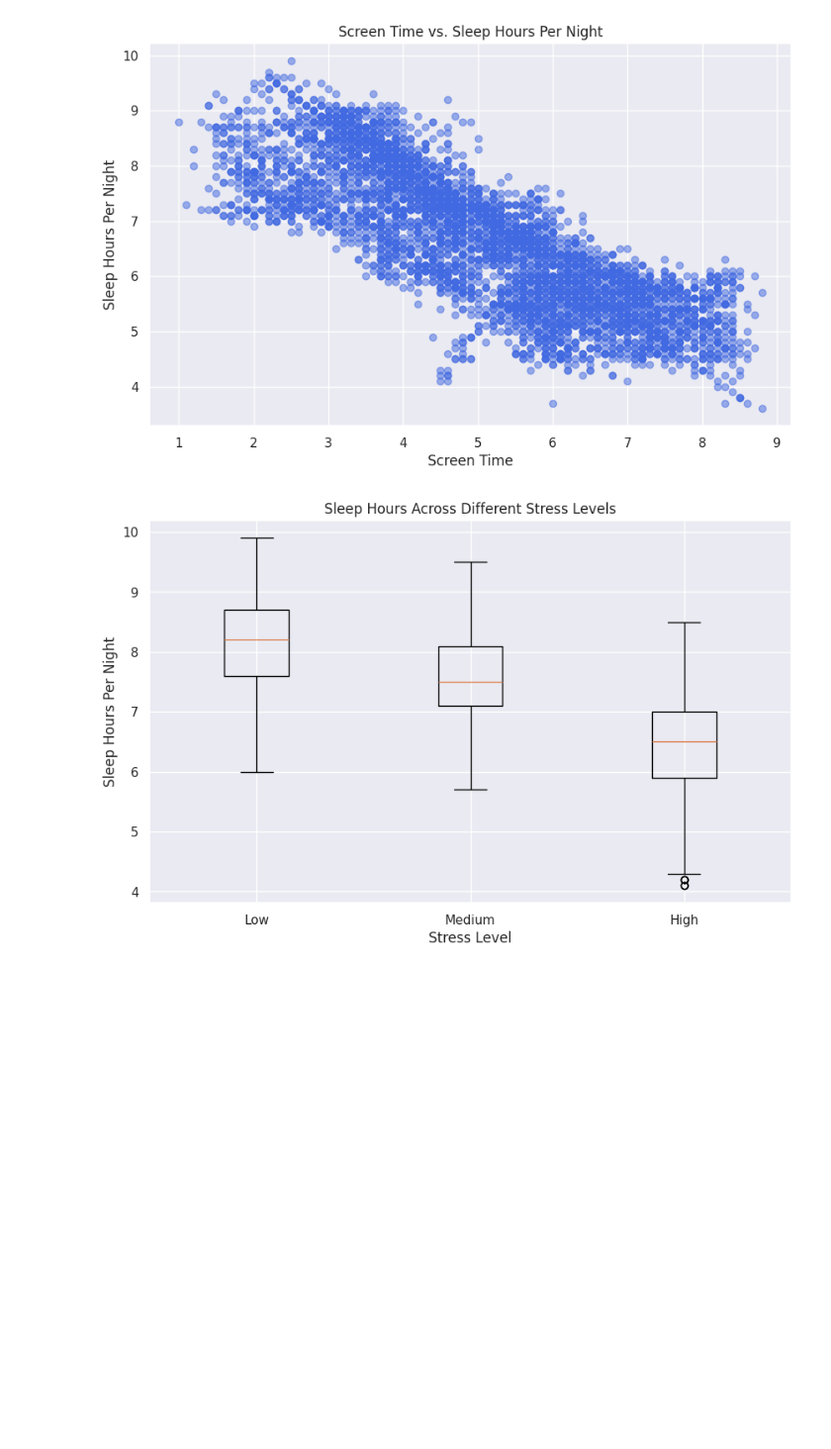
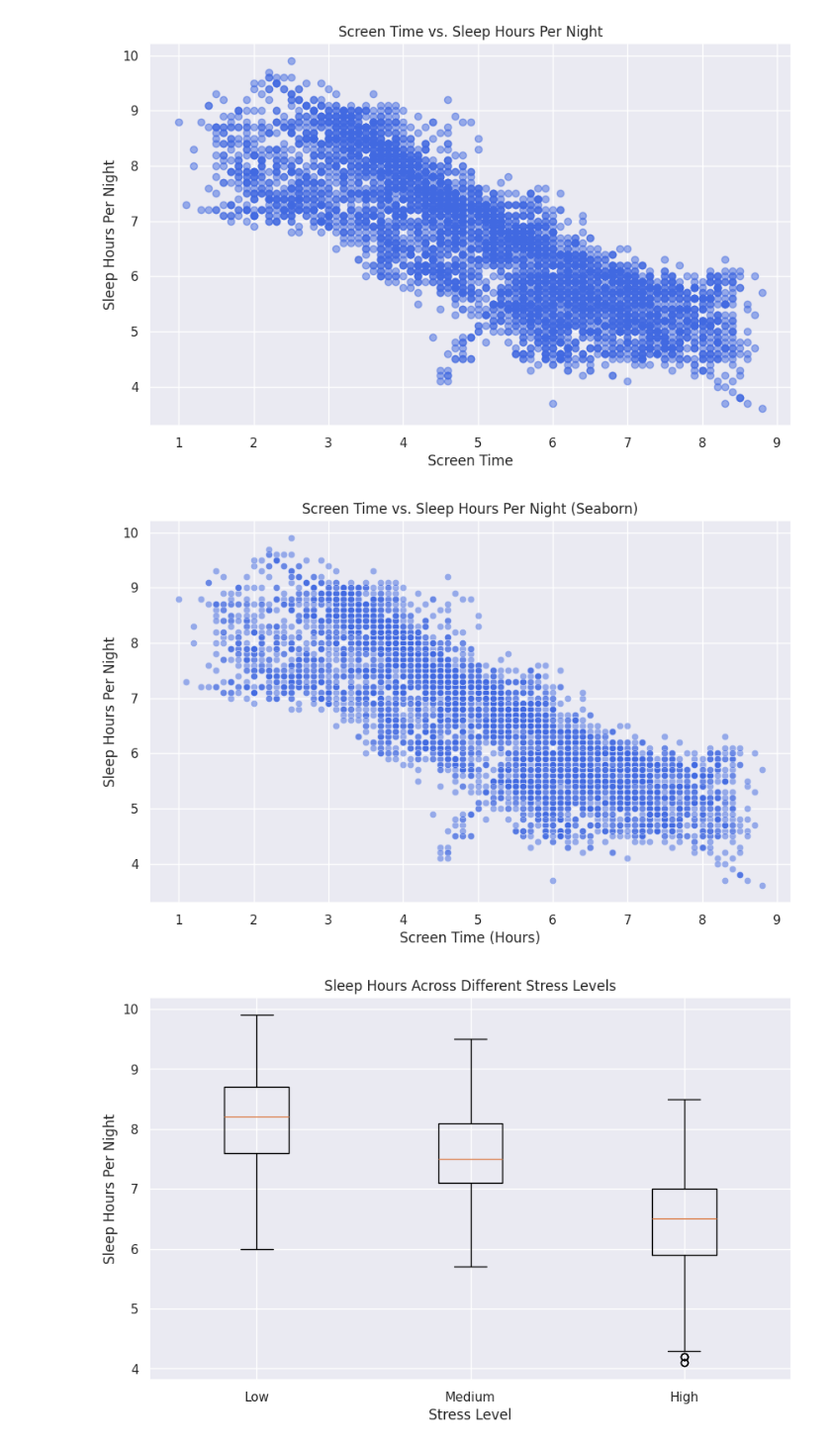
Before and after one commit to sudoAdarsh/Social-Media-Mental-Health-EDA, a Jupyter notebook: Social_Media_Mental_Health_EDA.ipynb, the cells around one changed output. Shown at 99% size. Saved outputs shown, nothing was run; the diff lists cells and outputs as text; code cells hidden in the pictures; blank space fills up the shorter version.

```diff
--- a/Social_Media_Mental_Health_EDA.ipynb
+++ b/Social_Media_Mental_Health_EDA.ipynb
@@ -141,6 +169,19 @@ ax.set_ylabel("Sleep Hours Per Night")
 plt.show()
 # %% [output]
 [figure]
+# %%
+# Seaborn Implementation
+fig, ax = plt.subplots(figsize=(10, 6))
+
+sns.scatterplot(data=df, x="Avg_Daily_Usage_Hours", y="Sleep_Hours_Per_Night", alpha=0.5, ax=ax, color="royalblue")
+
+ax.set_title("Screen Time vs. Sleep Hours Per Night (Seaborn)")
+ax.set_xlabel("Screen Time (Hours)")
+ax.set_ylabel("Sleep Hours Per Night")
+
+plt.show()
+# %% [output]
+[figure, added]
 # %%
 low_stress_sleep = df[df['Stress_Level'] == 'Low']['Sleep_Hours_Per_Night']
 med_stress_sleep = df[df['Stress_Level'] == 'Medium']['Sleep_Hours_Per_Night']
```
Also changed, not shown: parts of 8 cells of this notebook.
